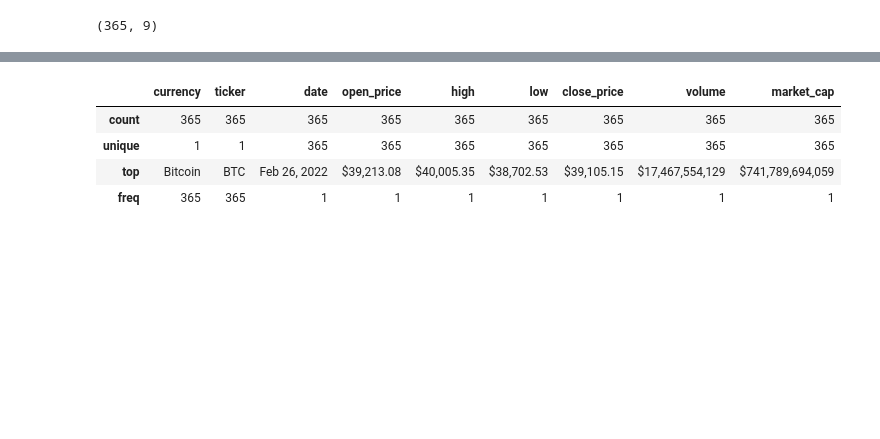
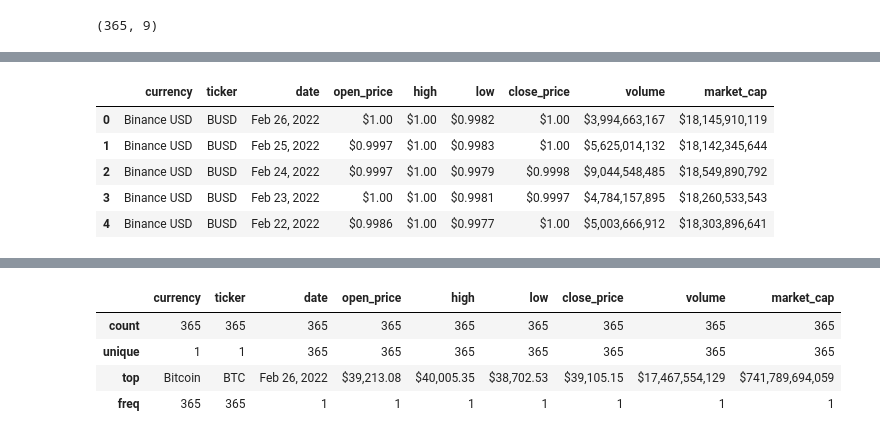
Before and after one commit to psychoautic/Crypto-prices-EDA, a Jupyter notebook: EDA.ipynb, the cells around one changed output, grey strips where cells are left out. Cells and saved outputs as stored; diff of their text form; code cells hidden in the pictures; blank space fills up the shorter version.

```diff
--- a/EDA.ipynb
+++ b/EDA.ipynb
@@ -16,0 +147,10 @@ ftr
+# %%
+ftr = BIN.head()
+ftr
+# %% [output]
+|  | currency | ticker | date | open_price | high | low | close_price | volume | market_cap |
+| 0 | Binance USD | BUSD | Feb 26, 2022 | $1.00 | $1.00 | $0.9982 | $1.00 | $3,994,663,167 | $18,145,910,119 |
+| 1 | Binance USD | BUSD | Feb 25, 2022 | $0.9997 | $1.00 | $0.9983 | $1.00 | $5,625,014,132 | $18,142,345,644 |
+| 2 | Binance USD | BUSD | Feb 24, 2022 | $0.9997 | $1.00 | $0.9979 | $0.9998 | $9,044,548,485 | $18,549,890,792 |
+| 3 | Binance USD | BUSD | Feb 23, 2022 | $1.00 | $1.00 | $0.9981 | $0.9997 | $4,784,157,895 | $18,260,533,543 |
+| 4 | Binance USD | BUSD | Feb 22, 2022 | $0.9986 | $1.00 | $0.9977 | $1.00 | $5,003,666,912 | $18,303,896,641 |
```
Also changed, not shown: parts of 77 cells of this notebook, 2 other files.
